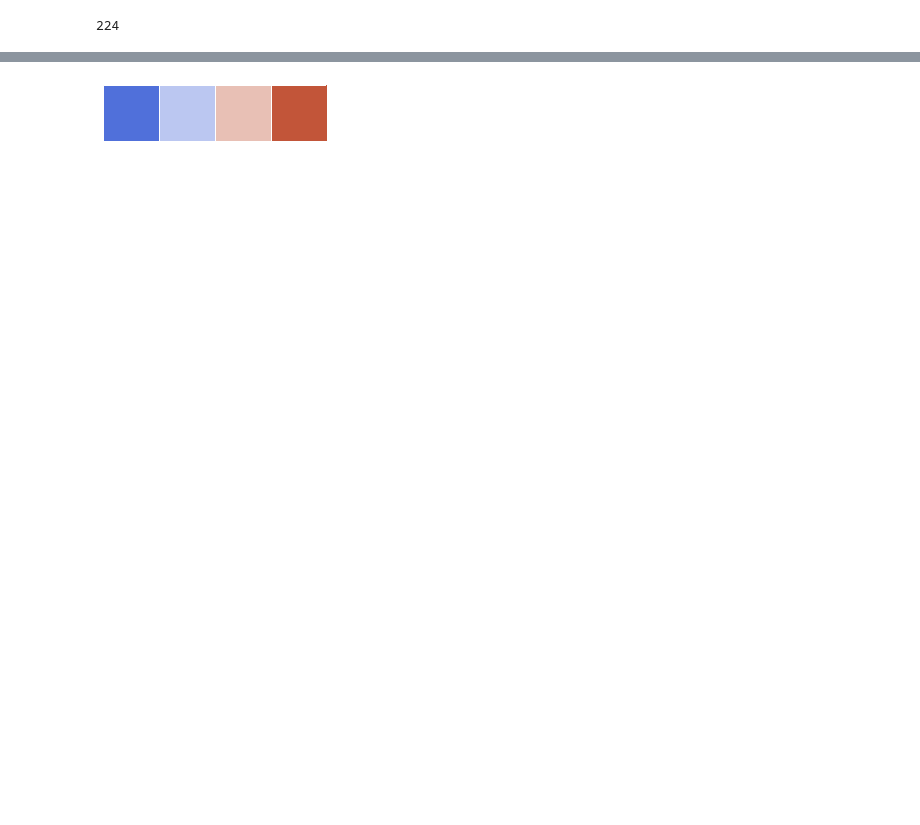
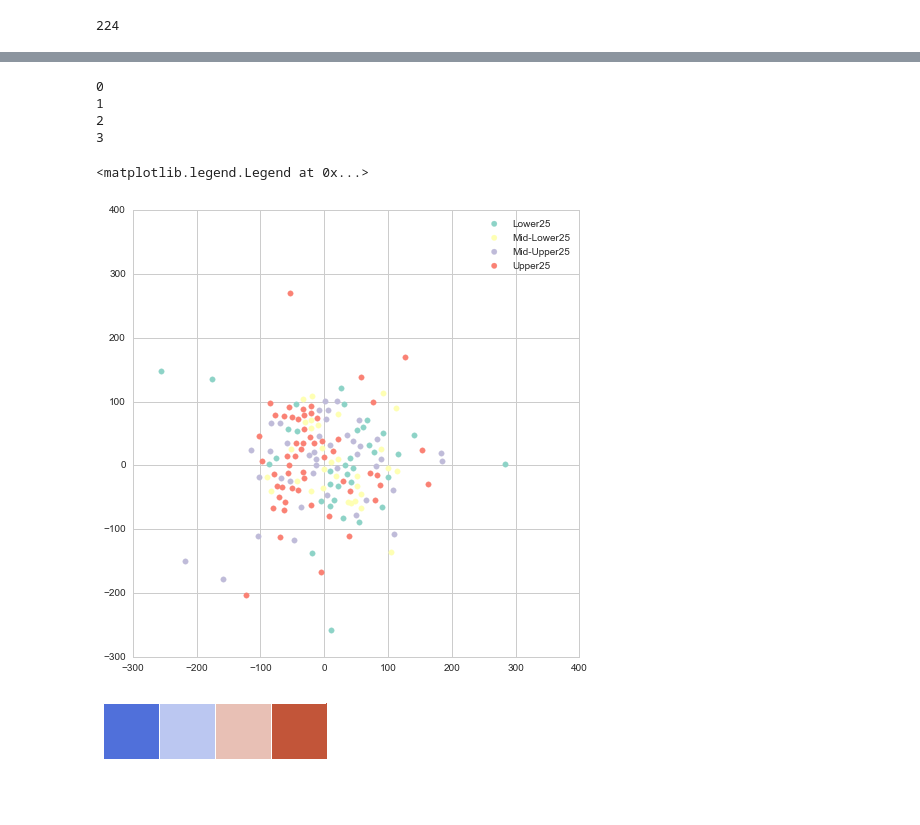
Before and after one commit to patrick-rogan/Edav-Text, a Jupyter notebook: Dimension_Plotting.ipynb, the cells around one changed output, grey strips where cells are left out. Cells and saved outputs as stored; diff of their text form; code cells hidden in the pictures; blank space fills up the shorter version.

```diff
--- a/Dimension_Plotting.ipynb
+++ b/Dimension_Plotting.ipynb
@@ -244,3 +416,37 @@ plt.legend(["Lower25","Mid-Lower25","Mid-Upper25","Upper25"])
+# %%
+fig = plt.figure()
+fig.set_size_inches(8, 8)
+ax1 = fig.add_subplot(1,1,1)
+
+
+x = tsnew[:,0]
+y = tsnew[:,1]
+#plt.scatter(x,y)
+#plt.text(x,y,finaldf.Namea)
+
+
+plot_df = finaldf
+plot_df["x"] = x
+plot_df["y"] = y
+
+for i in range(4):
+    print i
+    intdf = plot_df[plot_df["RatingGroup"]==i]
+    plt.scatter(intdf.x,intdf.y,color = cols[i], s = 30 )
+
+
+# for i, txt in enumerate(files):
+#     #plt.annotate(finaldf.Name[i], (x[i],y[i]))
+#     plt.scatter(x[i],y[i],color = col_dict[finaldf["Political Party"][i]], s = 80 )
+
+plt.legend(["Lower25","Mid-Lower25","Mid-Upper25","Upper25"])
+# %% [output]
+0
+1
+2
+3
+<matplotlib.legend.Legend at 0x...>
+[figure, added]
 # %%
 sns.palplot(sns.diverging_palette(260, 20, n=4))
 # %% [output]
```
Also changed, not shown: parts of 55 cells of this notebook, 3 other files.
